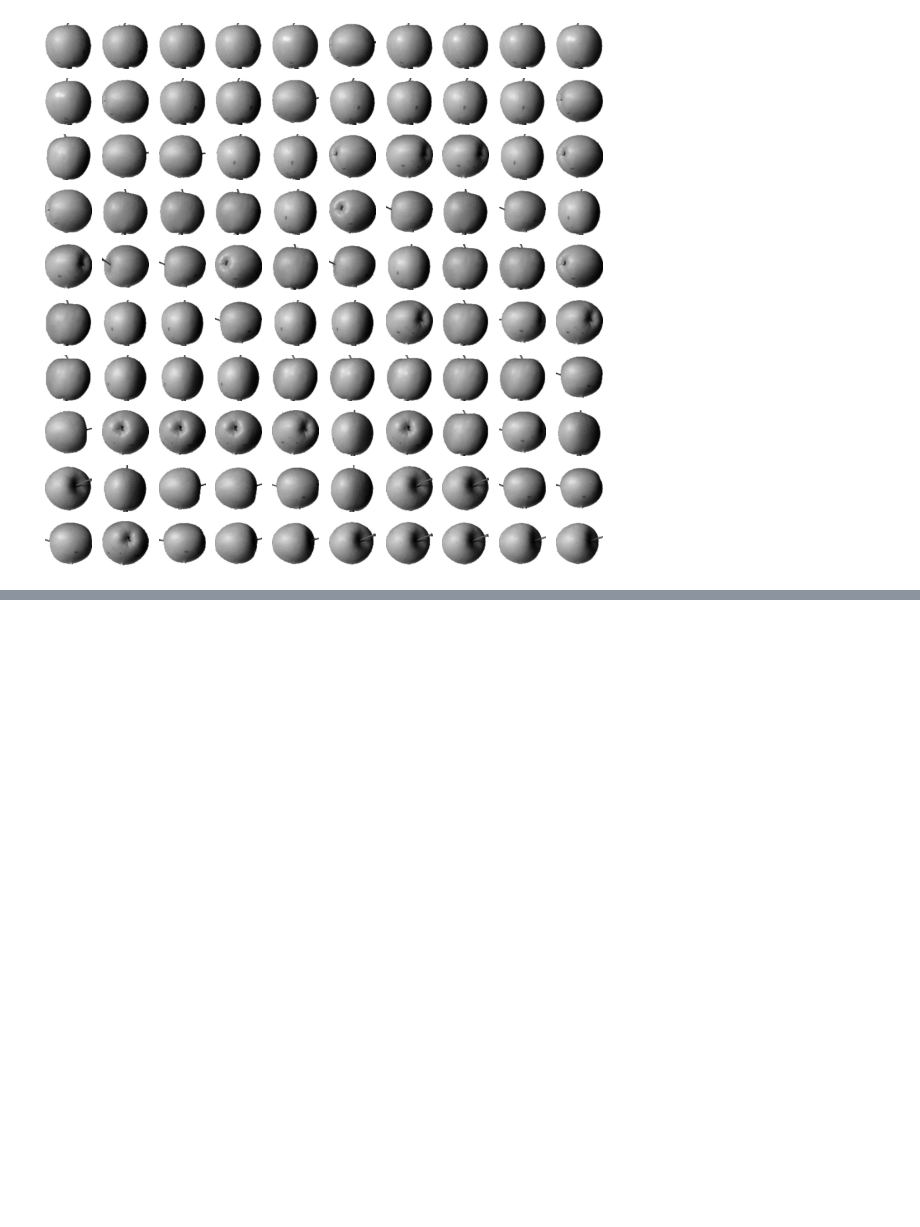
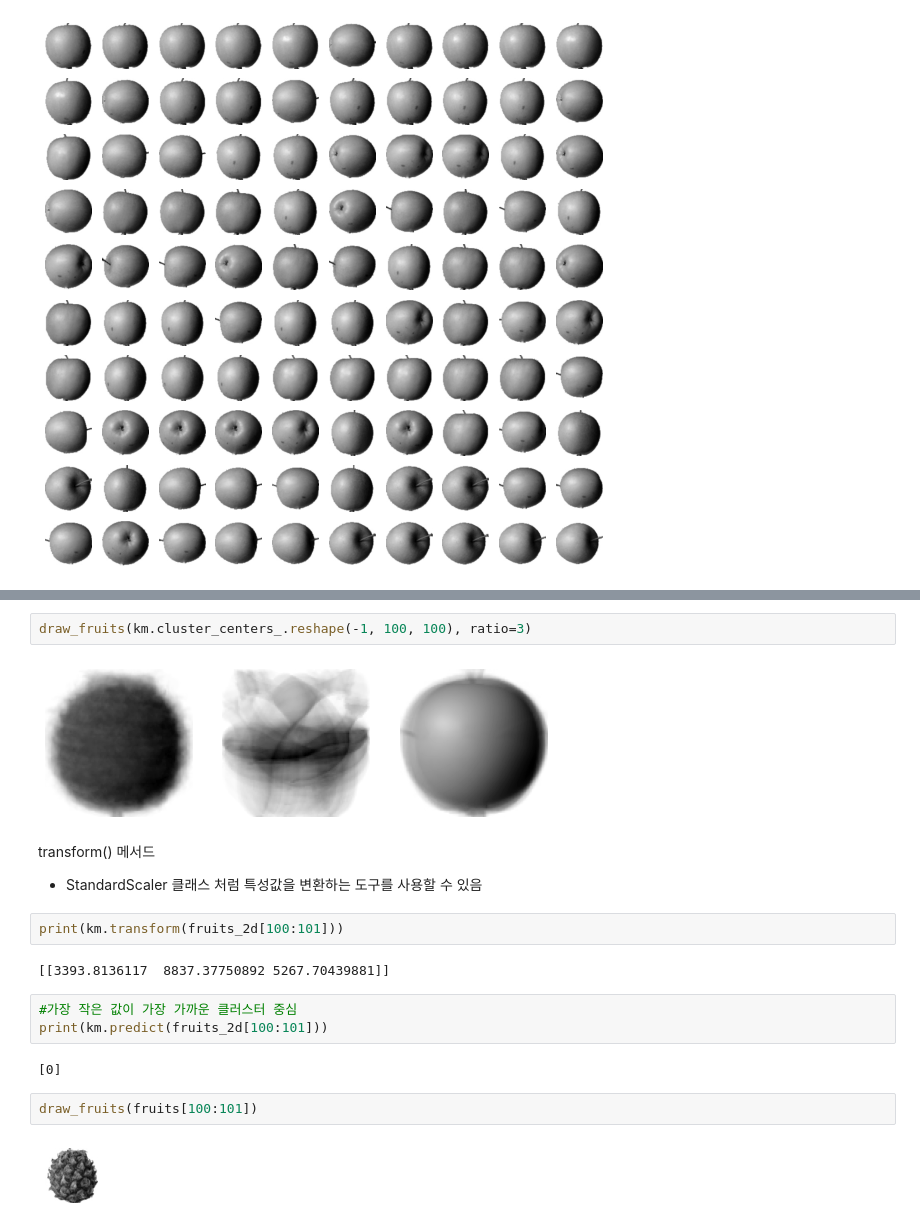
Before and after one commit to bravo-jino/Data-Science-Training, a Jupyter notebook: by_myself_ML&DL.ipynb, the cells around one changed output, grey strips where cells are left out. Drawn from its saved outputs; the diff is of its cells as text; blank space fills up the shorter version.

```diff
--- a/by_myself_ML&DL.ipynb
+++ b/by_myself_ML&DL.ipynb
@@ -1870,0 +1966,20 @@ plt.show()
+# %%
+draw_fruits(km.cluster_centers_.reshape(-1, 100, 100), ratio=3)
+# %% [output]
+[figure, added]
+# %% [markdown]
+transform() 메서드
+- StandardScaler 클래스 처럼 특성값을 변환하는 도구를 사용할 수 있음
+# %%
+print(km.transform(fruits_2d[100:101]))
+# %% [output]
+[[3393.8136117  8837.37750892 5267.70439881]]
+# %%
+#가장 작은 값이 가장 가까운 클러스터 중심
+print(km.predict(fruits_2d[100:101]))
+# %% [output]
+[0]
+# %%
+draw_fruits(fruits[100:101])
+# %% [output]
+[figure, added]
```
Also changed, not shown: parts of 15 cells of this notebook.
